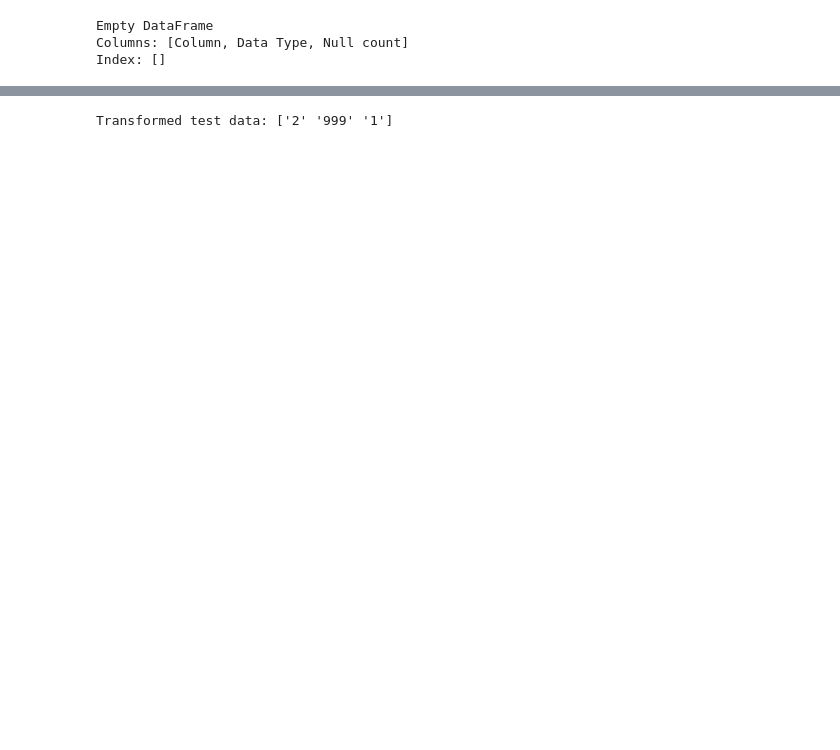
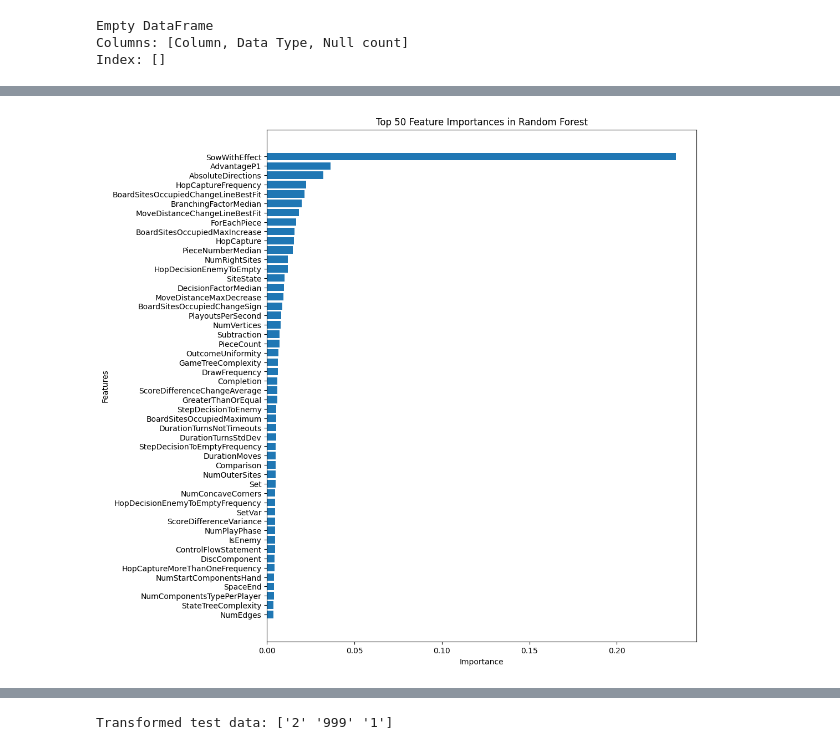
Before and after one commit to NasserMohamedEid/Game-Playing-Strength-Prediction-of-MCTS-Variants, a Jupyter notebook: MCTS_XGBoost.ipynb, the cells around one changed output, grey strips where cells are left out. Cells and saved outputs as stored; diff of their text form; code cells hidden in the pictures; blank space fills up the shorter version.

```diff
--- a/MCTS_XGBoost.ipynb
+++ b/MCTS_XGBoost.ipynb
@@ -200,0 +335,22 @@ print(encoded_data)
+# %%
+XGB = XGBRegressor(n_estimators=300,max_depth=20, random_state=42,n_jobs=-1)
+XGB.fit(X, y)
+
+XGB_importance = XGB.feature_importances_
+# %%
+top_50_indices = np.argsort(XGB_importance)[-50:]
+
+# Get the corresponding column names and importance values
+top_50_features = X.columns[top_50_indices]
+top_50_importance = XGB_importance[top_50_indices]
+
+# Plot the top 50 feature importances horizontally
+plt.figure(figsize=(10, 12))  # Adjust figure size for better readability
+plt.barh(range(50), top_50_importance, tick_label=top_50_features)
+plt.yticks(range(50), top_50_features)
+plt.title("Top 50 Feature Importances in Random Forest")
+plt.xlabel("Importance")
+plt.ylabel("Features")
+plt.show()
+# %% [output]
+[figure, added]
```
Also changed, not shown: parts of 21 cells of this notebook.
